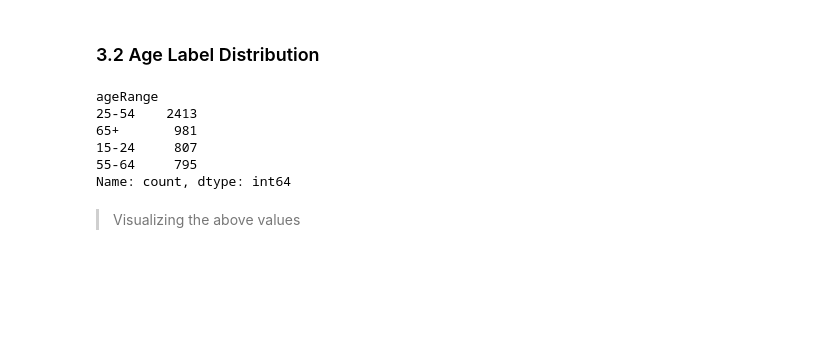
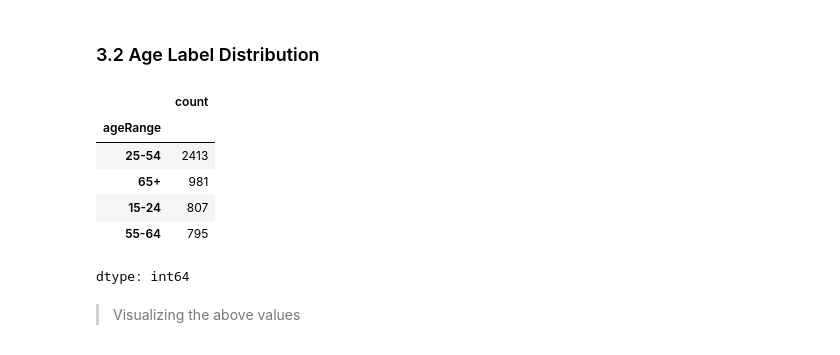
Before and after one commit to loveLH3399/Language-in-Social-Context, a Jupyter notebook: notebooks/Trust_Data_Analysis.ipynb, the cells around one changed output. Cells and saved outputs as stored; diff of their text form; code cells hidden in the pictures; blank space fills up the shorter version.

```diff
--- a/notebooks/Trust_Data_Analysis.ipynb
+++ b/notebooks/Trust_Data_Analysis.ipynb
@@ -160,14 +162,15 @@ plt.show()
 # %% [markdown]
 ### 3.2 Age Label Distribution
 # %%
-print(df_train["ageRange"].value_counts())
+df_train["ageRange"].value_counts()
 # %% [output]
+|  | count |
+| ageRange |  |
+| 25-54 | 2413 |
+| 65+ | 981 |
+| 15-24 | 807 |
+| 55-64 | 795 |
-ageRange
-25-54    2413
-65+       981
-15-24     807
-55-64     795
-Name: count, dtype: int64
+dtype: int64
 # %% [markdown]
 
 
```
Also changed, not shown: parts of 34 cells of this notebook.
